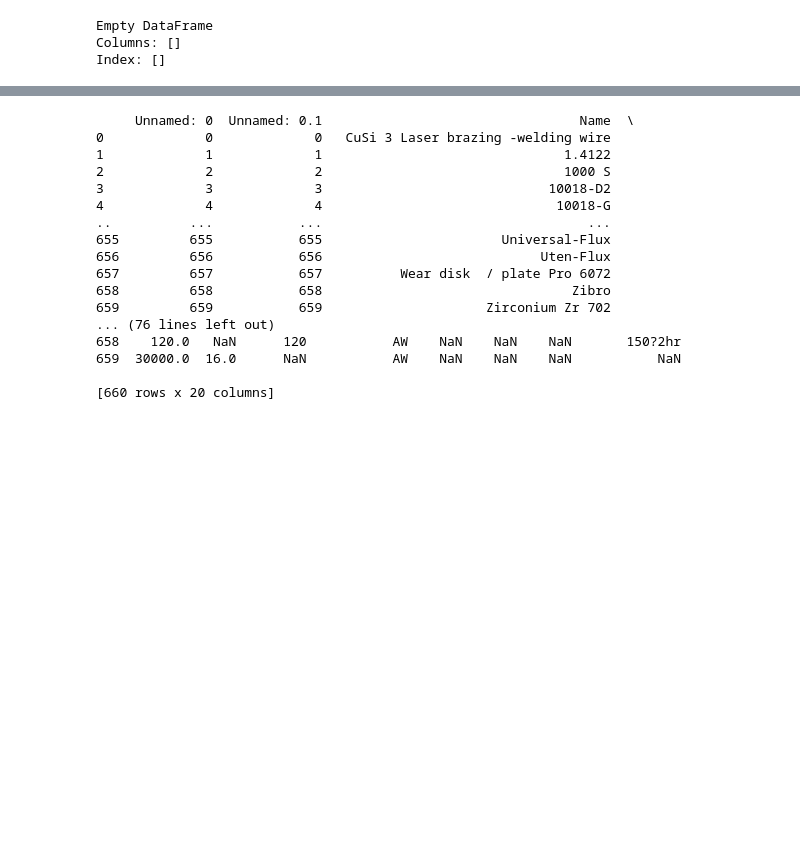
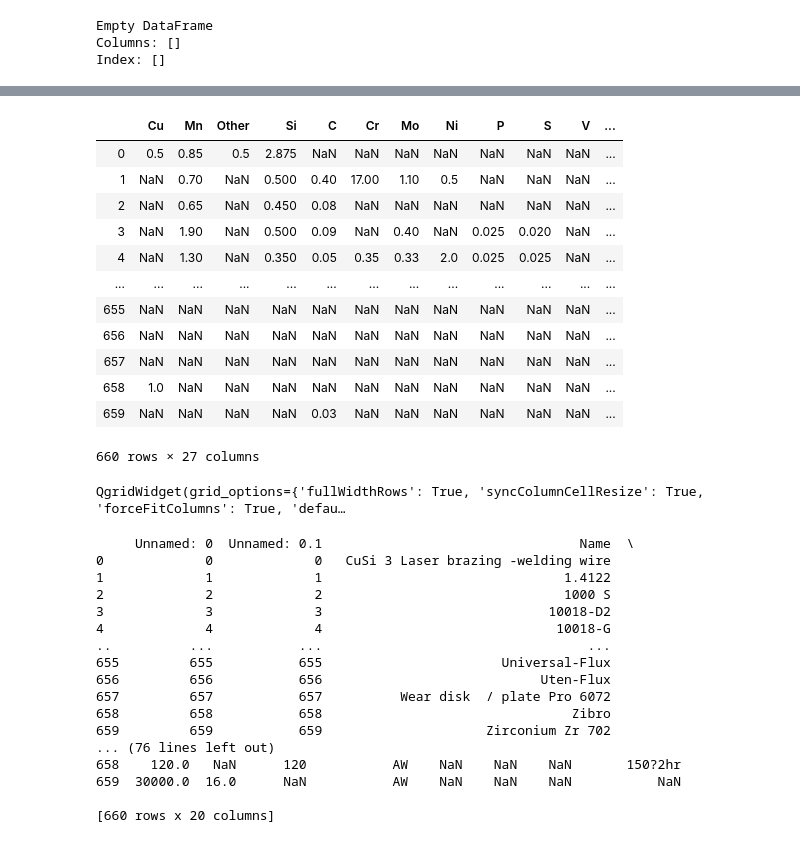
Before and after one commit to PrasannS/WeldingAnalysis, a Jupyter notebook: webscraper.ipynb, the cells around one changed output, grey strips where cells are left out. Cells and saved outputs as stored; diff of their text form; code cells hidden in the pictures; blank space fills up the shorter version.

```diff
--- a/webscraper.ipynb
+++ b/webscraper.ipynb
@@ -120,0 +123,5 @@ KeyboardInterrupt:
+# %%
+import numpy as np
+import pandas as pd
+import qgrid
+newdata = pd.read_csv('metal.csv')
@@ -120,0 +131,38 @@ KeyboardInterrupt:
+# %%
+#preprocessing for metal data
+#newdata = newdata.drop('Unnamed: 0', axis=1)
+cols = newdata.columns
+for col in cols:
+    '''
+    newdata[col]=newdata[col].str.replace("<","")
+    newdata[col]=newdata[col].str.replace(">","")
+    newdata[col]=newdata[col].str.replace(",",".")
+    newdata[col]=newdata[col].replace("+",np.nan)
+    newdata[col]=newdata[col].replace("-",np.nan)
+    newdata[col]=newdata[col].replace("*",np.nan)
+    newdata[col]=newdata[col].replace("strip",np.nan)
+    newdata[col]=newdata[col].str.replace("~","")
+    '''
+    #Done with all rem, and bal values, serves as a temporary placeholder
+    #newdata[col]=newdata[col].replace("60% Rem.","0")
+    #newdata[col]=newdata[col].astype(str)
+    #newdata[col]=newdata[col].replace("3.15+4.15","7.3")
+    #newdata[col] = newdata[col].str.split("-",expand=True).astype(float).mean(axis=1)
+    #newdata[col] = np.where(newdata[col]>100, newdata[col]-100, newdata[col])
+
+newdata = newdata.dropna(axis='columns', thresh=10)
+newdata
+# %% [output]
+|  | Cu | Mn | Other | Si | C | Cr | Mo | Ni | P | S | V | ... |
+| 0 | 0.5 | 0.85 | 0.5 | 2.875 | NaN | NaN | NaN | NaN | NaN | NaN | NaN | ... |
+| 1 | NaN | 0.70 | NaN | 0.500 | 0.40 | 17.00 | 1.10 | 0.5 | NaN | NaN | NaN | ... |
+| 2 | NaN | 0.65 | NaN | 0.450 | 0.08 | NaN | NaN | NaN | NaN | NaN | NaN | ... |
+| 3 | NaN | 1.90 | NaN | 0.500 | 0.09 | NaN | 0.40 | NaN | 0.025 | 0.020 | NaN | ... |
+| 4 | NaN | 1.30 | NaN | 0.350 | 0.05 | 0.35 | 0.33 | 2.0 | 0.025 | 0.025 | NaN | ... |
+| ... | ... | ... | ... | ... | ... | ... | ... | ... | ... | ... | ... | ... |
+| 655 | NaN | NaN | NaN | NaN | NaN | NaN | NaN | NaN | NaN | NaN | NaN | ... |
+| 656 | NaN | NaN | NaN | NaN | NaN | NaN | NaN | NaN | NaN | NaN | NaN | ... |
+| 657 | NaN | NaN | NaN | NaN | NaN | NaN | NaN | NaN | NaN | NaN | NaN | ... |
+| 658 | 1.0 | NaN | NaN | NaN | NaN | NaN | NaN | NaN | NaN | NaN | NaN | ... |
+| 659 | NaN | NaN | NaN | NaN | 0.03 | NaN | NaN | NaN | NaN | NaN | NaN | ... |
+660 rows × 27 columns
@@ -121,3 +171,8 @@ KeyboardInterrupt:
+# %%
+datatable = qgrid.show_grid(newdata, show_toolbar=True)
+datatable
+# %% [output]
+QgridWidget(grid_options={'fullWidthRows': True, 'syncColumnCellResize': True, 'forceFitColumns': True, 'defau…
 # %%
 import pandas as pd
 import numpy as np
```
Also changed, not shown: parts of 11 cells of this notebook, 2 other files.
